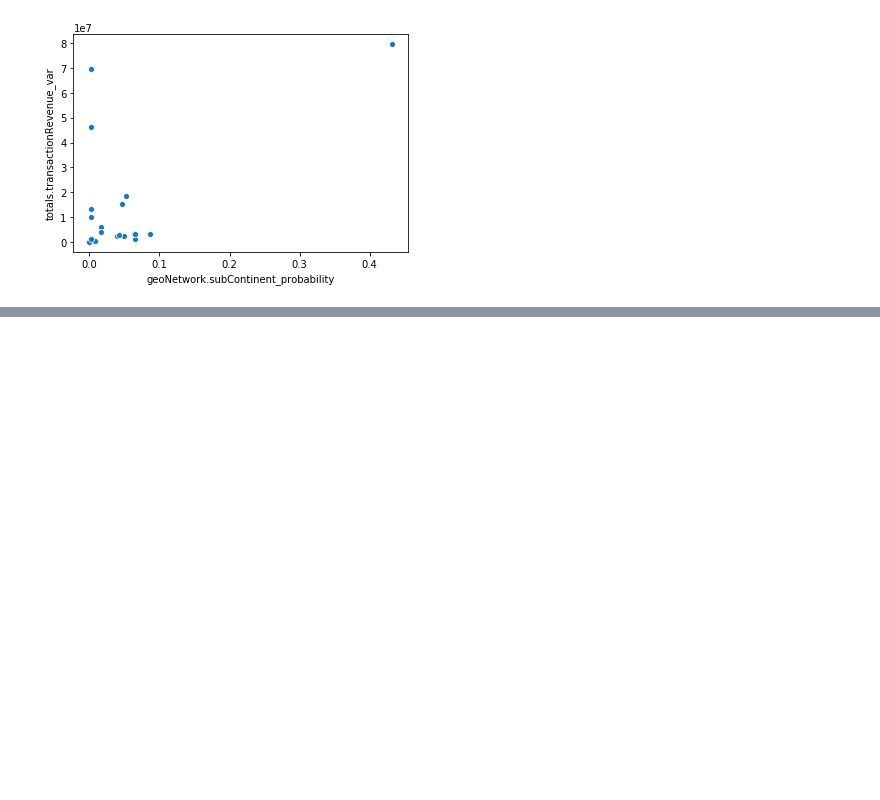
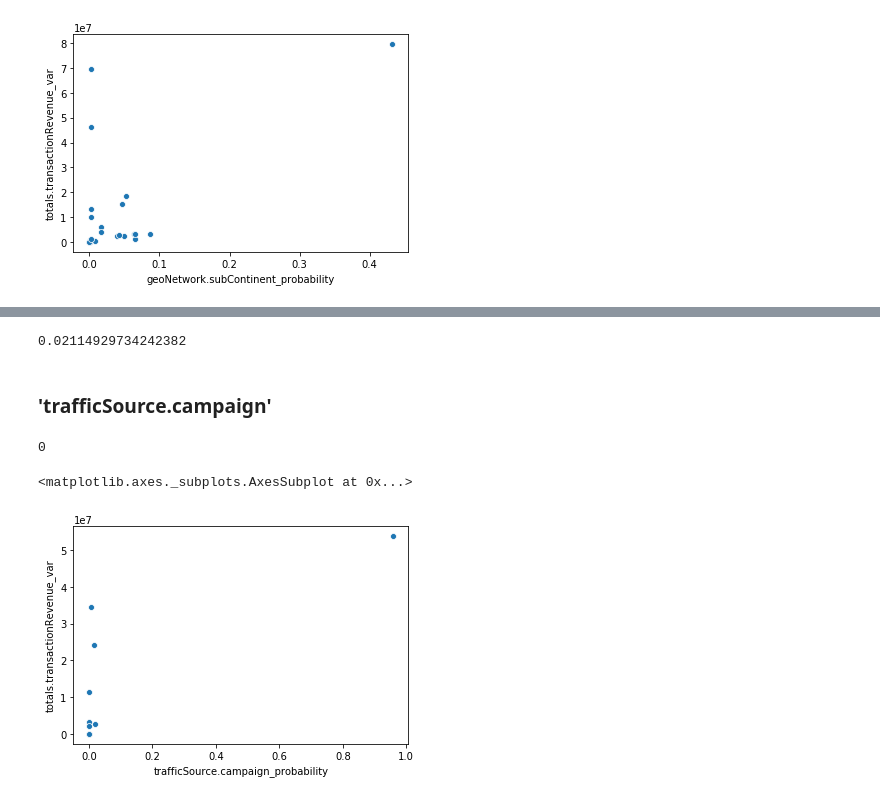
Before and after one commit to Pavan-Sangha/Kaggle-Google-Analytics-Customer-Revenue, a Jupyter notebook: feature_analysis_2.ipynb, the cells around one changed output, grey strips where cells are left out. Drawn from its saved outputs; the diff is of its cells as text; code cells hidden in the pictures; blank space fills up the shorter version.

```diff
--- a/feature_analysis_2.ipynb
+++ b/feature_analysis_2.ipynb
@@ -558,0 +622,19 @@ encoding_list.append('geoNetwork.subContinent')
+# %%
+train_adwordsClickInfo['is_transaction'].sum()/train_adwordsClickInfo.shape[0]
+# %% [output]
+0.02114929734242382
+# %% [markdown]
+### 'trafficSource.campaign'
+# %%
+train['trafficSource.campaign'].isna().sum()
+# %% [output]
+0
+# %%
+trafficSource_campaign_summary = conditional_frequency_encode(train,'trafficSource.campaign','totals.transactionRevenue','is_transaction')
+# %%
+x = trafficSource_campaign_summary['trafficSource.campaign_probability']
+y = trafficSource_campaign_summary['totals.transactionRevenue_var']
+sns.scatterplot(x,y)
+# %% [output]
+<matplotlib.axes._subplots.AxesSubplot at 0x...>
+[figure, added]
```
Also changed, not shown: parts of 35 cells of this notebook.
